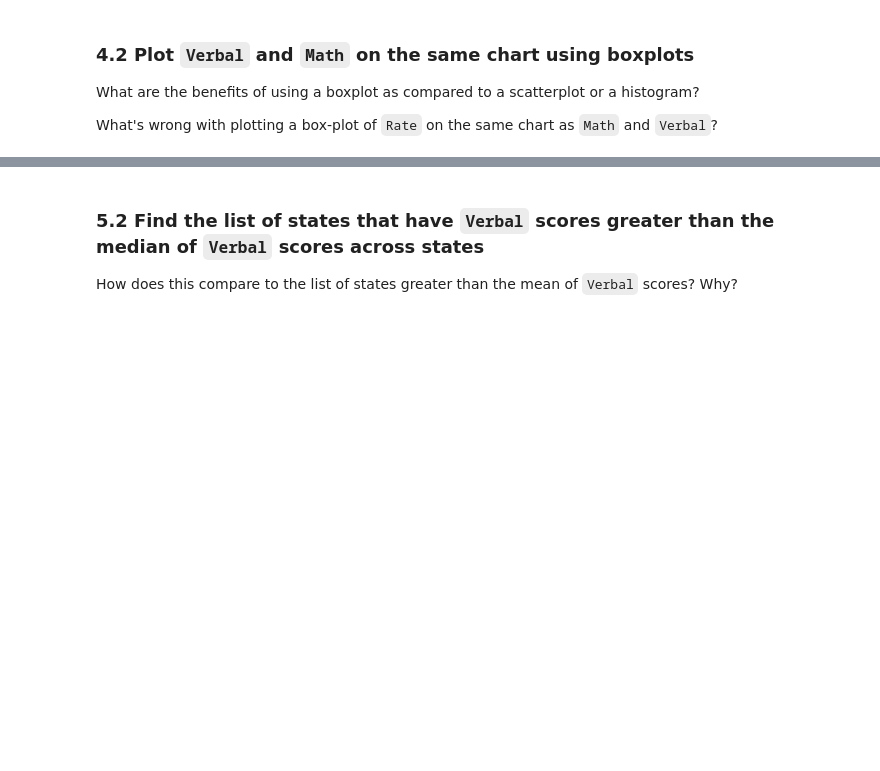
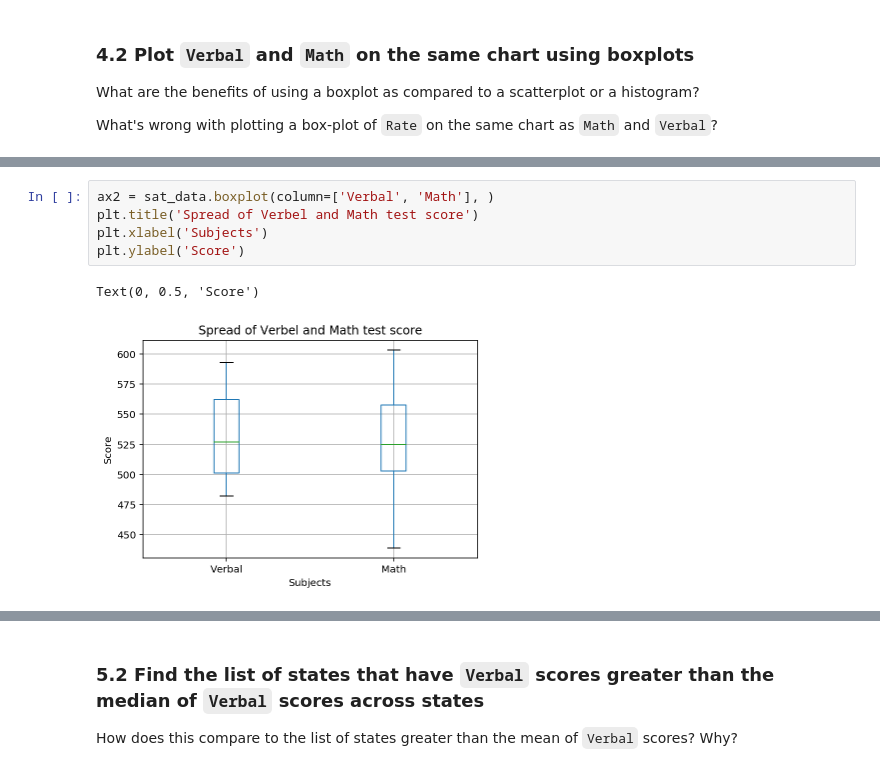
Before and after one commit to Miaowshroom/project2, a Jupyter notebook: project-02-v2-starter-code.ipynb, the cells around one changed output, grey strips where cells are left out. Cells and saved outputs as stored; diff of their text form; blank space fills up the shorter version.

```diff
--- a/project-02-v2-starter-code.ipynb
+++ b/project-02-v2-starter-code.ipynb
@@ -303,0 +338,8 @@ What's wrong with plotting a box-plot of `Rate` on the same chart as `Math` and
+# %%
+ax2 = sat_data.boxplot(column=['Verbal', 'Math'], )
+plt.title('Spread of Verbel and Math test score')
+plt.xlabel('Subjects')
+plt.ylabel('Score')
+# %% [output]
+Text(0, 0.5, 'Score')
+[figure, added]
```
Also changed, not shown: parts of 32 cells of this notebook.
